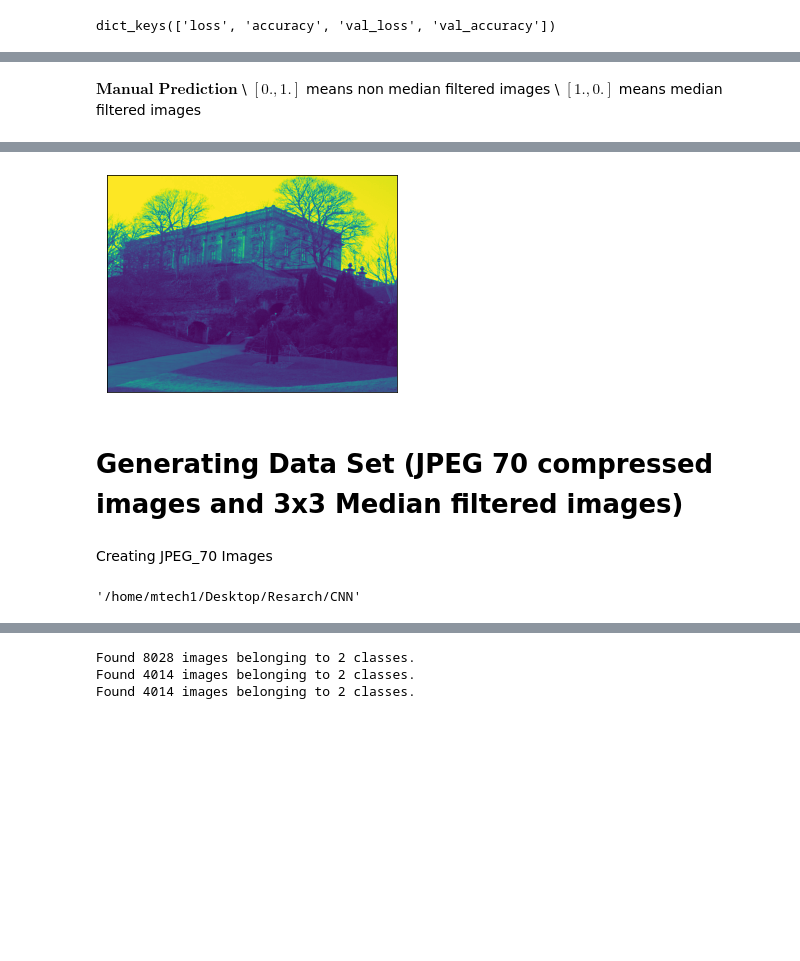
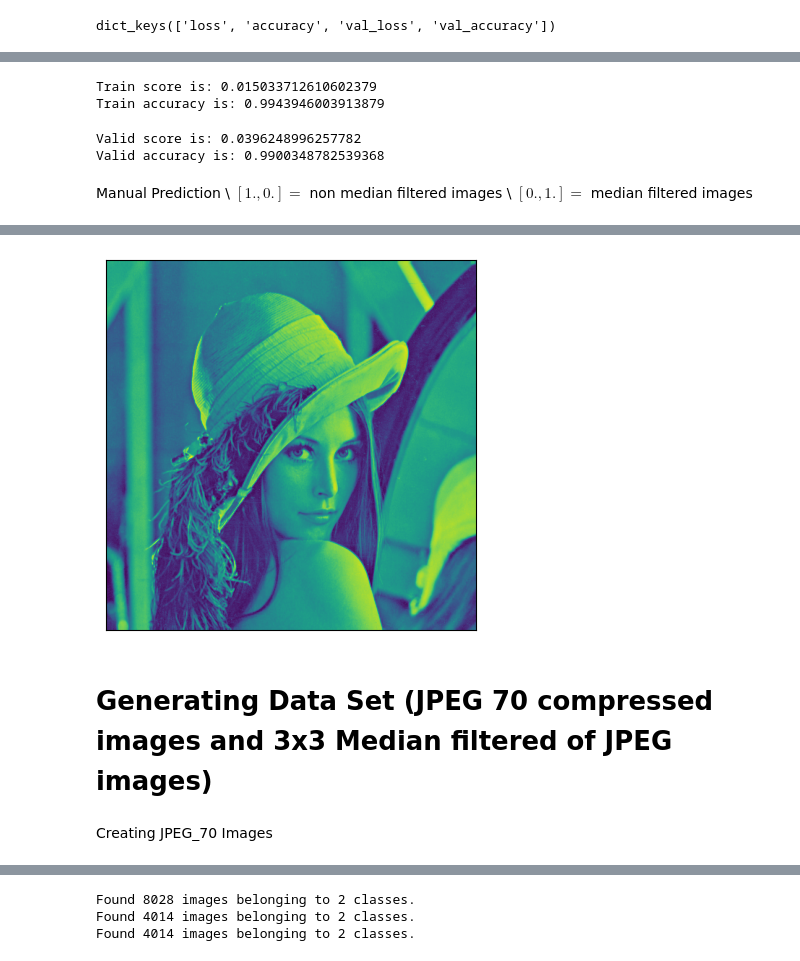
Before and after one commit to mkreman/Median-Filtering-Forensics-Based-on-Convlutional-Neural-Network, a Jupyter notebook: Model_Improved.ipynb, the cells around one changed output, grey strips where cells are left out. Drawn from its saved outputs; the diff is of its cells as text; code cells hidden in the pictures; blank space fills up the shorter version.

```diff
--- a/Model_Improved.ipynb
+++ b/Model_Improved.ipynb
@@ -13,15 +16,17 @@ import numpy as np
 import random
 import shutil
 import glob
-import itertools
 import matplotlib.pyplot as plt
 from PIL import Image
 from sklearn.utils import shuffle
-from sklearn.metrics import confusion_matrix
 from utils import *
 import tensorflow as tf
 import keras
-from keras.preprocessing.image import ImageDataGenerator
-from keras.utils import to_categorical
+from tensorflow.keras.preprocessing.image import ImageDataGenerator
 from keras.models import Sequential, save_model, load_model
-from keras.layers import Dense, Conv2D, MaxPooling2D, Dropout, Flatten
+from keras.layers import Dense, Conv2D, MaxPooling2D, Dropout, Flatten, Input
+from keras.callbacks import EarlyStopping
+
+dataset_path = './data/UCID/ucid.v2'
+jpeg_dataset_path = './data/UCID/JPEG70'
+saved_model_path = './data/saved_models'
@@ -282,0 +233,14 @@ OMF3_model = load_model('./models/OMF3_model.h5', compile=True)
+# %%
+train_score, train_acc = OMF3_model.evaluate(train_batches, steps=train_batches.samples//train_batches.batch_size+1, verbose=0)
+print(f'Train score is: {train_score}')
+print(f'Train accuracy is: {train_acc}')
+# %% [output]
+Train score is: 0.015033712610602379
+Train accuracy is: 0.9943946003913879
+# %%
+valid_score, valid_acc = OMF3_model.evaluate(valid_batches, steps=valid_batches.samples//valid_batches.batch_size+1, verbose=0)
+print(f'Valid score is: {valid_score}')
+print(f'Valid accuracy is: {valid_acc}')
+# %% [output]
+Valid score is: 0.0396248996257782
+Valid accuracy is: 0.9900348782539368
@@ -283,11 +252,13 @@ OMF3_model = load_model('./models/OMF3_model.h5', compile=True)
+# %%
+# Load the model
+OMF3_model = load_model(os.path.join(saved_model_path,'OMF3_model.h5'), compile=True)
 # %% [markdown]
-$\textbf{Manual Prediction}$ \\
-$[0., 1.]$ means non median filtered images \\
-$[1., 0.]$ means median filtered images
+Manual Prediction \\
+$[1., 0.]=$ non median filtered images \\
+$[0., 1.]=$  median filtered images
 # %%
-# os.chdir('/mnt/drive2/msc_2020/Convlutional Neural Network')
-
-I = cv2.imread('ucid00001.tif', 0)
+# Prediction on a single image
+I = cv2.imread('Lena.tiff', 0)
 image = I.copy()
 np.clip(I, 0, 255, out=I)
 I.astype('uint8')
@@ -302,9 +273,8 @@ plt.xticks([]); plt.yticks([])
 
 prediction = np.round(OMF3_model.predict(I))
 if prediction[0][0] == 0:
+    print('Positive')
+else:
     print('Negative')
-else:
-    print('Positive')
-
 print(prediction)
 # %% [output]
@@ -313,9 +284,5 @@ Positive
-[figure, old version]
+[figure, new version]
 # %% [markdown]
-# Generating Data Set (JPEG 70 compressed images and 3x3 Median filtered images)
+# Generating Data Set (JPEG 70 compressed images and 3x3 Median filtered of JPEG images)
 # %% [markdown]
 Creating JPEG_70 Images
-# %%
-os.getcwd()
-# %% [output]
-'/home/mtech1/Desktop/Resarch/CNN'
```
Also changed, not shown: parts of 93 cells of this notebook, 6 other files.
